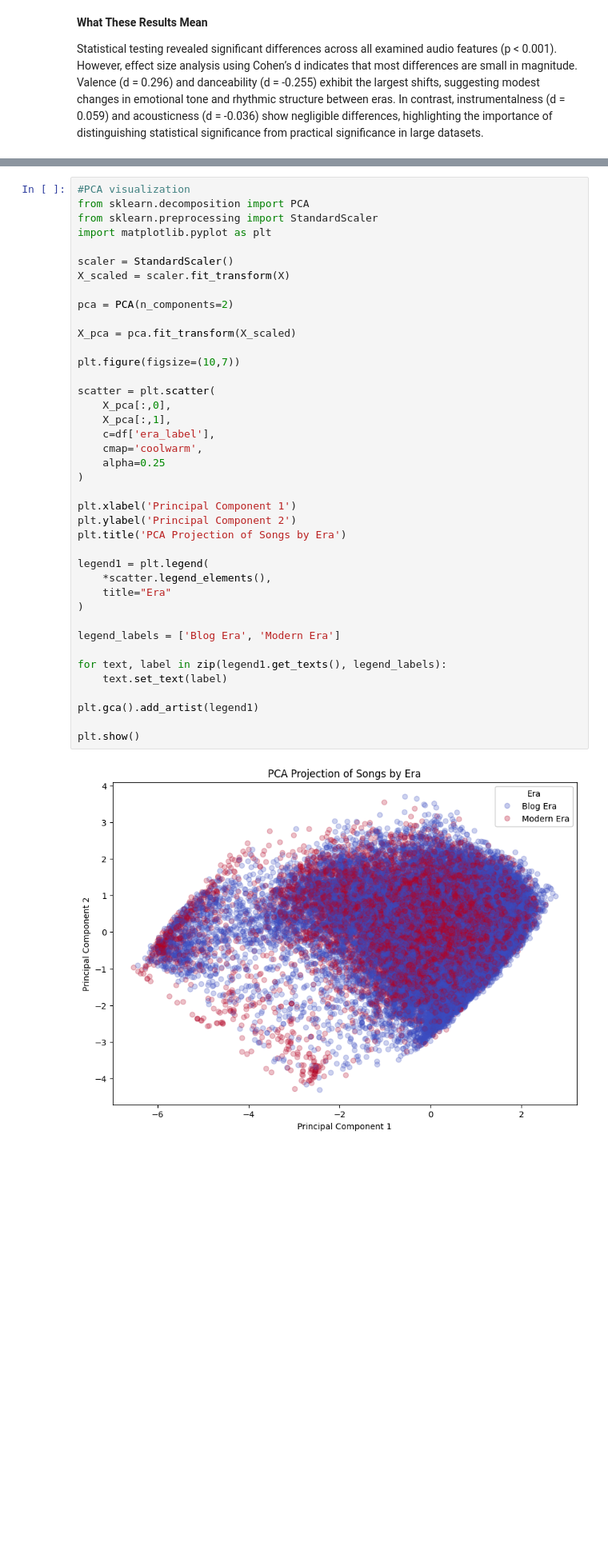
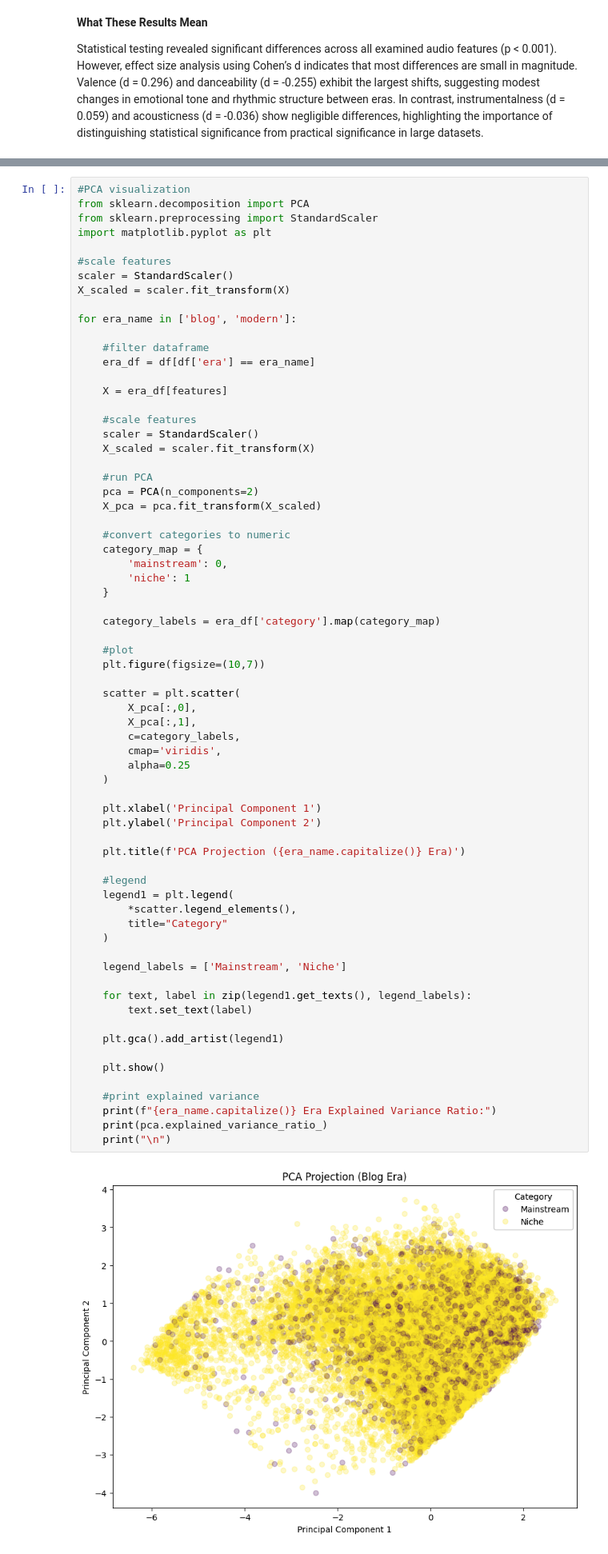
Before and after one commit to ofredrickson/music_trends, a Jupyter notebook: datascience_final.ipynb, the cells around one changed output, grey strips where cells are left out. Shown at 80% size. Cells and saved outputs as stored; diff of their text form; blank space fills up the shorter version.

```diff
--- a/datascience_final.ipynb
+++ b/datascience_final.ipynb
@@ -280,42 +280,70 @@ plt.show()
 # %%
 #PCA visualization
 from sklearn.decomposition import PCA
 from sklearn.preprocessing import StandardScaler
 import matplotlib.pyplot as plt
 
+#scale features
 scaler = StandardScaler()
 X_scaled = scaler.fit_transform(X)
 
-pca = PCA(n_components=2)
+for era_name in ['blog', 'modern']:
 
-X_pca = pca.fit_transform(X_scaled)
+    #filter dataframe
+    era_df = df[df['era'] == era_name]
 
-plt.figure(figsize=(10,7))
+    X = era_df[features]
 
-scatter = plt.scatter(
-    X_pca[:,0],
-    X_pca[:,1],
-    c=df['era_label'],
-    cmap='coolwarm',
-    alpha=0.25
-)
+    #scale features
+    scaler = StandardScaler()
+    X_scaled = scaler.fit_transform(X)
 
-plt.xlabel('Principal Component 1')
-plt.ylabel('Principal Component 2')
-plt.title('PCA Projection of Songs by Era')
+    #run PCA
+    pca = PCA(n_components=2)
+    X_pca = pca.fit_transform(X_scaled)
 
-legend1 = plt.legend(
-    *scatter.legend_elements(),
-    title="Era"
-)
+    #convert categories to numeric
+    category_map = {
+        'mainstream': 0,
+        'niche': 1
+    }
 
-legend_labels = ['Blog Era', 'Modern Era']
+    category_labels = era_df['category'].map(category_map)
 
-for text, label in zip(legend1.get_texts(), legend_labels):
-    text.set_text(label)
+    #plot
+    plt.figure(figsize=(10,7))
 
-plt.gca().add_artist(legend1)
+    scatter = plt.scatter(
+        X_pca[:,0],
+        X_pca[:,1],
+        c=category_labels,
+        cmap='viridis',
+        alpha=0.25
+    )
 
-plt.show()
+    plt.xlabel('Principal Component 1')
+    plt.ylabel('Principal Component 2')
+
+    plt.title(f'PCA Projection ({era_name.capitalize()} Era)')
+
+    #legend
+    legend1 = plt.legend(
+        *scatter.legend_elements(),
+        title="Category"
+    )
+
+    legend_labels = ['Mainstream', 'Niche']
+
+    for text, label in zip(legend1.get_texts(), legend_labels):
+        text.set_text(label)
+
+    plt.gca().add_artist(legend1)
+
+    plt.show()
+
+    #print explained variance
+    print(f"{era_name.capitalize()} Era Explained Variance Ratio:")
+    print(pca.explained_variance_ratio_)
+    print("\n")
 # %% [output]
-[figure, old version]
+[figure, new version]
```
Also changed, not shown: parts of 2 cells of this notebook.
